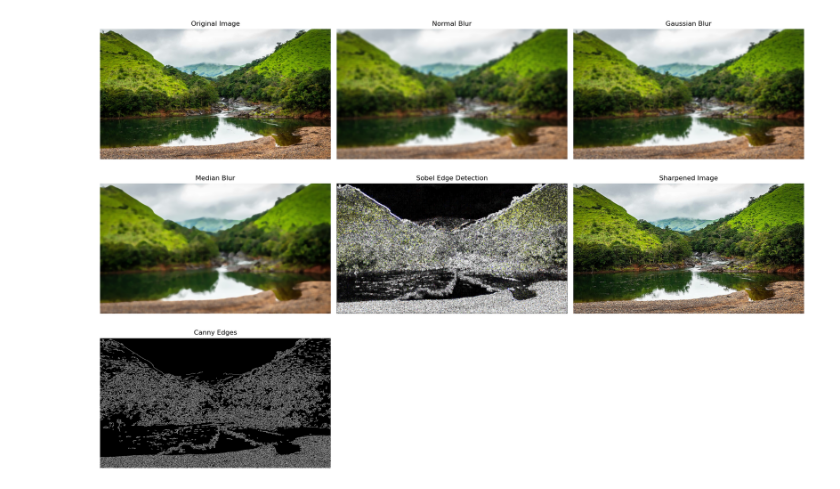
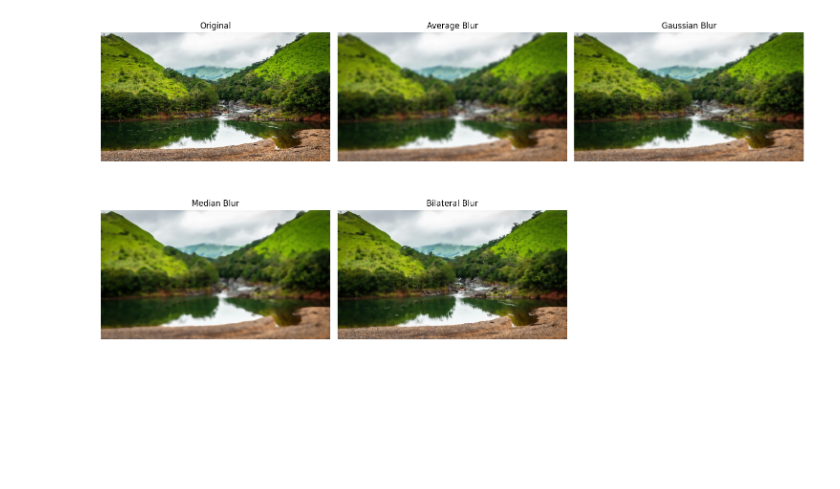
Before and after one commit to sourabhaprasad/icv, a Jupyter notebook: 01-filters.ipynb, the cells around one changed output. Drawn from its saved outputs; the diff is of its cells as text; code cells hidden in the pictures; blank space fills up the shorter version.

```diff
--- a/01-filters.ipynb
+++ b/01-filters.ipynb
@@ -1,62 +1,29 @@
 # %%
 import cv2
-import numpy as np
 import matplotlib.pyplot as plt
 
-# Load the image
-image_path = 'sample-image.jpg'  # Change this if needed
-image = cv2.imread(image_path)
+# Load image
+image = cv2.imread('sample-image.jpg')
+image_rgb = cv2.cvtColor(image, cv2.COLOR_BGR2RGB)
 
-# Check if image loaded successfully
-if image is None:
-    print(f"Error: Could not load image from {image_path}")
-else:
-    # Convert BGR to RGB for matplotlib display
-    image_rgb = cv2.cvtColor(image, cv2.COLOR_BGR2RGB)
+# Apply different blurs
+avg_blur = cv2.blur(image_rgb, (15, 15))
+gaussian_blur = cv2.GaussianBlur(image_rgb, (15, 15), 0)
+median_blur = cv2.medianBlur(image_rgb, 15)
+bilateral_blur = cv2.bilateralFilter(image_rgb, 15, 75, 75)
 
-    # Apply Normal Blur
-    normal_blur = cv2.blur(image, (15, 15))
-    normal_blur_rgb = cv2.cvtColor(normal_blur, cv2.COLOR_BGR2RGB)
+# List of titles and images
+titles = ['Original', 'Average Blur', 'Gaussian Blur', 'Median Blur', 'Bilateral Blur']
+images = [image_rgb, avg_blur, gaussian_blur, median_blur, bilateral_blur]
 
-    # Apply Gaussian Blur
-    gaussian_blur = cv2.GaussianBlur(image, (15, 15), 0)
-    gaussian_blur_rgb = cv2.cvtColor(gaussian_blur, cv2.COLOR_BGR2RGB)
-
-    # Apply Median Blur
-    median_blur = cv2.medianBlur(image, 15)
-    median_blur_rgb = cv2.cvtColor(median_blur, cv2.COLOR_BGR2RGB)
-
-    # Apply Sobel Edge Detection
-    sobel = cv2.Sobel(image, cv2.CV_64F, 1, 1, ksize=5)
-    sobel = cv2.convertScaleAbs(sobel)
-    sobel_rgb = cv2.cvtColor(sobel, cv2.COLOR_BGR2RGB)
-
-    # Apply Sharpening Filter
-    sharpen_kernel = np.array([[0, -1, 0],
-                               [-1, 5, -1],
-                               [0, -1, 0]])
-    sharpen = cv2.filter2D(image, -1, sharpen_kernel)
-    sharpen_rgb = cv2.cvtColor(sharpen, cv2.COLOR_BGR2RGB)
-
-    # Apply Canny Edge Detection
-    edges = cv2.Canny(image, 100, 200)
-
-    # Plot all images
-    titles = ['Original Image', 'Normal Blur', 'Gaussian Blur', 'Median Blur',
-              'Sobel Edge Detection', 'Sharpened Image', 'Canny Edges']
-    images = [image_rgb, normal_blur_rgb, gaussian_blur_rgb, median_blur_rgb,
-              sobel_rgb, sharpen_rgb, edges]
-
-    plt.figure(figsize=(18, 12))
-    for i in range(len(images)):
-        plt.subplot(3, 3, i+1)
-        if i == 6:  # Canny edges are grayscale
-            plt.imshow(images[i], cmap='gray')
-        else:
-            plt.imshow(images[i])
-        plt.title(titles[i])
-        plt.axis('off')
-    plt.tight_layout()
-    plt.show()
+# Display images
+plt.figure(figsize=(15, 8))
+for i in range(len(images)):
+    plt.subplot(2, 3, i+1)
+    plt.imshow(images[i])
+    plt.title(titles[i])
+    plt.axis('off')
+plt.tight_layout()
+plt.show()
 # %% [output]
-[figure, old version]
+[figure, new version]
```
Also changed, not shown: 13 other files.
